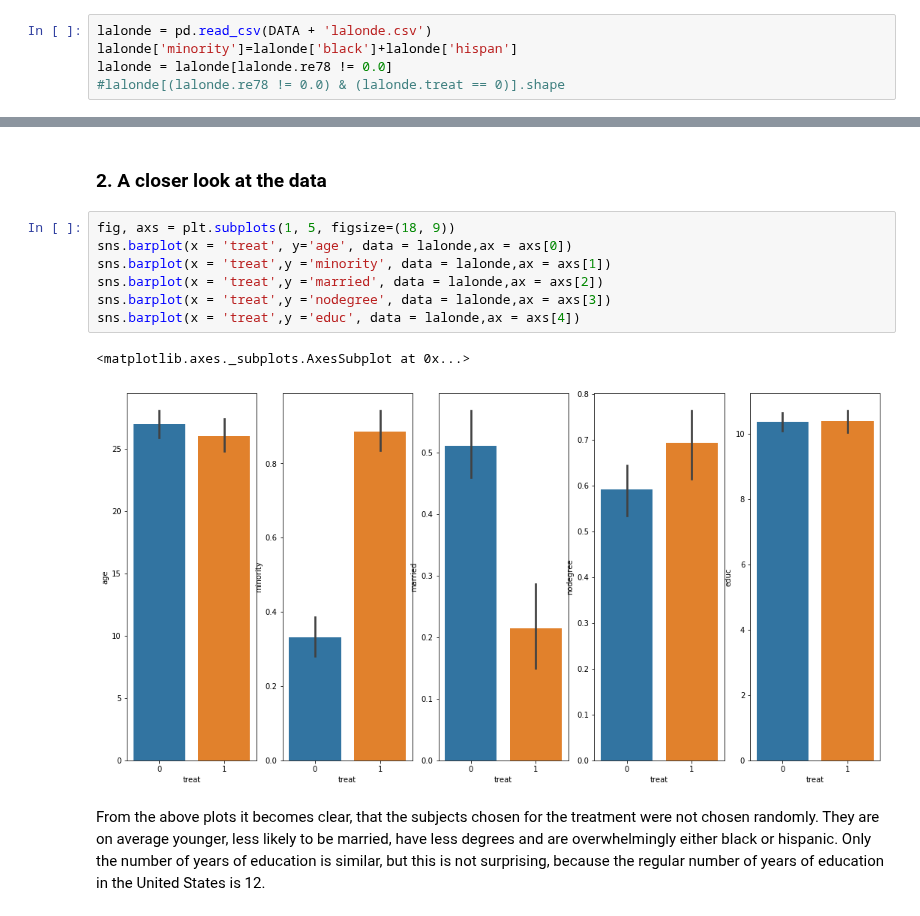
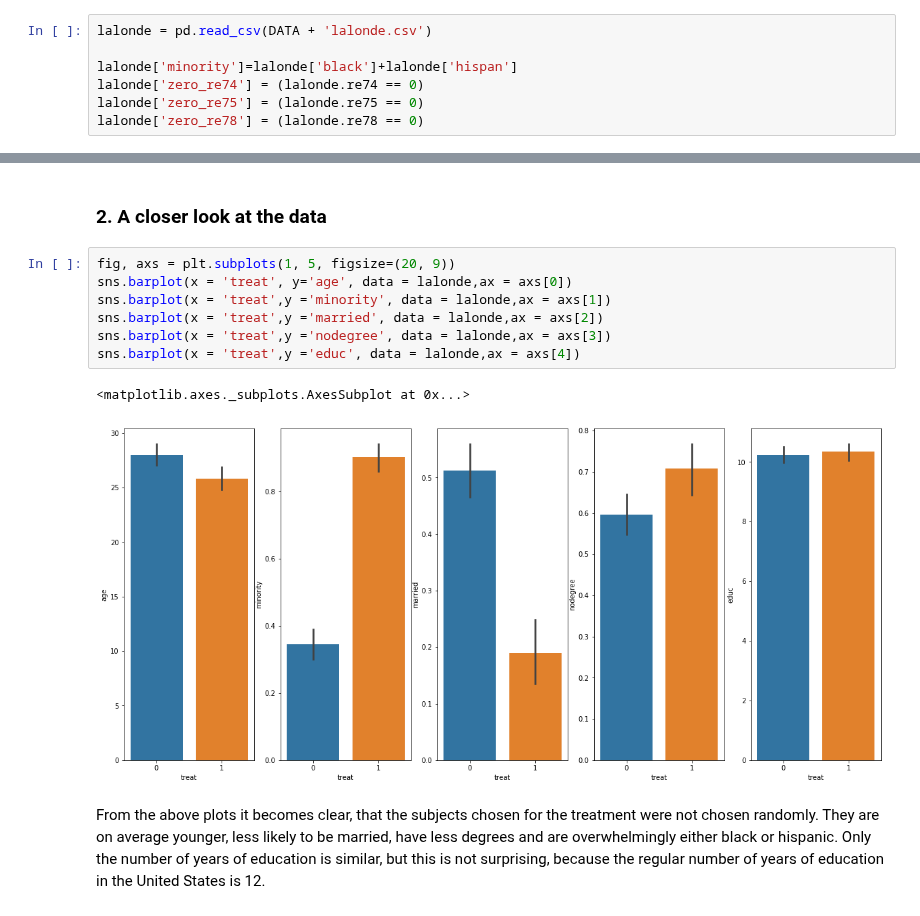
Before and after one commit to roman-bachmann/prayingmantissa, a Jupyter notebook: homework04/notebook.ipynb, the cells around one changed output, grey strips where cells are left out. Cells and saved outputs as stored; diff of their text form.

```diff
--- a/homework04/notebook.ipynb
+++ b/homework04/notebook.ipynb
@@ -17,9 +19,11 @@ DATA = './data/'
 Black and Hispanic people will further be considered as minorities. A column is added to the lalonde dataframe.
 # %%
 lalonde = pd.read_csv(DATA + 'lalonde.csv')
+
 lalonde['minority']=lalonde['black']+lalonde['hispan']
-lalonde = lalonde[lalonde.re78 != 0.0]
-#lalonde[(lalonde.re78 != 0.0) & (lalonde.treat == 0)].shape
+lalonde['zero_re74'] = (lalonde.re74 == 0)
+lalonde['zero_re75'] = (lalonde.re75 == 0)
+lalonde['zero_re78'] = (lalonde.re78 == 0)
 # %% [markdown]
 ### 1.1 A naive analysis
 
@@ -60,15 +64,15 @@ axs[2].legend()
 # %% [markdown]
 ### 2. A closer look at the data
 # %%
-fig, axs = plt.subplots(1, 5, figsize=(18, 9))
+fig, axs = plt.subplots(1, 5, figsize=(20, 9))
 sns.barplot(x = 'treat', y='age', data = lalonde,ax = axs[0])
 sns.barplot(x = 'treat',y ='minority', data = lalonde,ax = axs[1])
 sns.barplot(x = 'treat',y ='married', data = lalonde,ax = axs[2])
 sns.barplot(x = 'treat',y ='nodegree', data = lalonde,ax = axs[3])
 sns.barplot(x = 'treat',y ='educ', data = lalonde,ax = axs[4])
 # %% [output]
 <matplotlib.axes._subplots.AxesSubplot at 0x...>
-[figure, old version]
+[figure, new version]
 # %% [markdown]
 From the above plots it becomes clear, that the subjects chosen for the treatment were not chosen randomly. They are on average younger, less likely to be married, have less degrees and are overwhelmingly either black or hispanic. Only the number of years of education is similar, but this is not surprising, because the regular number of years of education in the United States is 12.
 # %%
```
Also changed, not shown: parts of 11 cells of this notebook.
